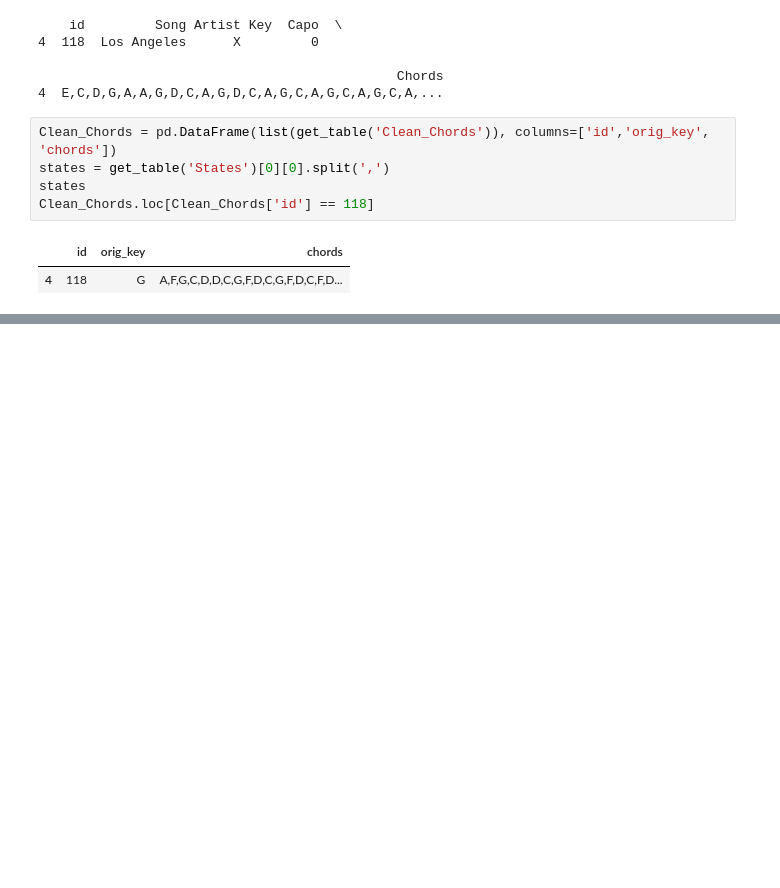
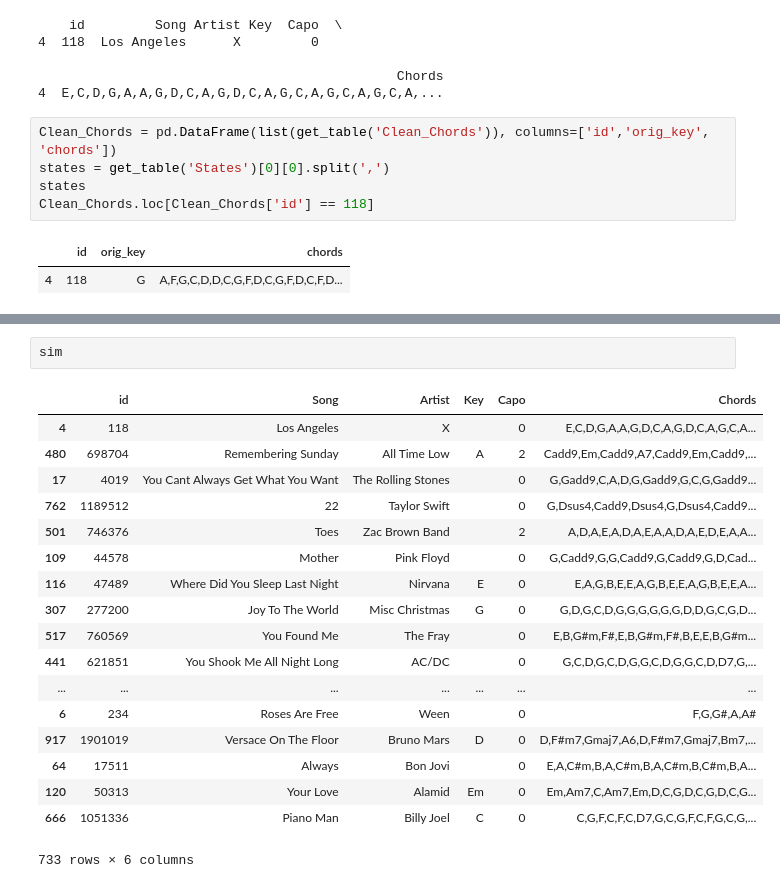
Before and after one commit to Ljfernando/Progressions, a Jupyter notebook: script/ChordAnalysis.ipynb, the cells around one changed output, grey strips where cells are left out. Saved outputs shown, nothing was run; the diff lists cells and outputs as text; blank space fills up the shorter version.

Commit message:
Adding GET similar songs

```diff
--- a/script/ChordAnalysis.ipynb
+++ b/script/ChordAnalysis.ipynb
@@ -358,0 +356,21 @@ IndexError: index 0 is out of bounds for axis 0 with size 0
+# %%
+sim
+# %% [output]
+|  | id | Song | Artist | Key | Capo | Chords |
+| 4 | 118 | Los Angeles | X |  | 0 | E,C,D,G,A,A,G,D,C,A,G,D,C,A,G,C,A... |
+| 480 | 698704 | Remembering Sunday | All Time Low | A | 2 | Cadd9,Em,Cadd9,A7,Cadd9,Em,Cadd9,... |
+| 17 | 4019 | You Cant Always Get What You Want | The Rolling Stones |  | 0 | G,Gadd9,C,A,D,G,Gadd9,G,C,G,Gadd9... |
+| 762 | 1189512 | 22 | Taylor Swift |  | 0 | G,Dsus4,Cadd9,Dsus4,G,Dsus4,Cadd9... |
+| 501 | 746376 | Toes | Zac Brown Band |  | 2 | A,D,A,E,A,D,A,E,A,A,D,A,E,D,E,A,A... |
+| 109 | 44578 | Mother | Pink Floyd |  | 0 | G,Cadd9,G,G,Cadd9,G,Cadd9,G,D,Cad... |
+| 116 | 47489 | Where Did You Sleep Last Night | Nirvana | E | 0 | E,A,G,B,E,E,A,G,B,E,E,A,G,B,E,E,A... |
+| 307 | 277200 | Joy To The World | Misc Christmas | G | 0 | G,D,G,C,D,G,G,G,G,G,G,D,D,G,C,G,D... |
+| 517 | 760569 | You Found Me | The Fray |  | 0 | E,B,G#m,F#,E,B,G#m,F#,B,E,E,B,G#m... |
+| 441 | 621851 | You Shook Me All Night Long | AC/DC |  | 0 | G,C,D,G,C,D,G,G,C,D,G,G,C,D,D7,G,... |
+| ... | ... | ... | ... | ... | ... | ... |
+| 6 | 234 | Roses Are Free | Ween |  | 0 | F,G,G#,A,A# |
+| 917 | 1901019 | Versace On The Floor | Bruno Mars | D | 0 | D,F#m7,Gmaj7,A6,D,F#m7,Gmaj7,Bm7,... |
+| 64 | 17511 | Always | Bon Jovi |  | 0 | E,A,C#m,B,A,C#m,B,A,C#m,B,C#m,B,A... |
+| 120 | 50313 | Your Love | Alamid | Em | 0 | Em,Am7,C,Am7,Em,D,C,G,D,C,G,D,C,G... |
+| 666 | 1051336 | Piano Man | Billy Joel | C | 0 | C,G,F,C,F,C,D7,G,C,G,F,C,F,G,C,G,... |
+733 rows × 6 columns
```
Also changed, not shown: parts of 2 cells of this notebook, 5 other files.
